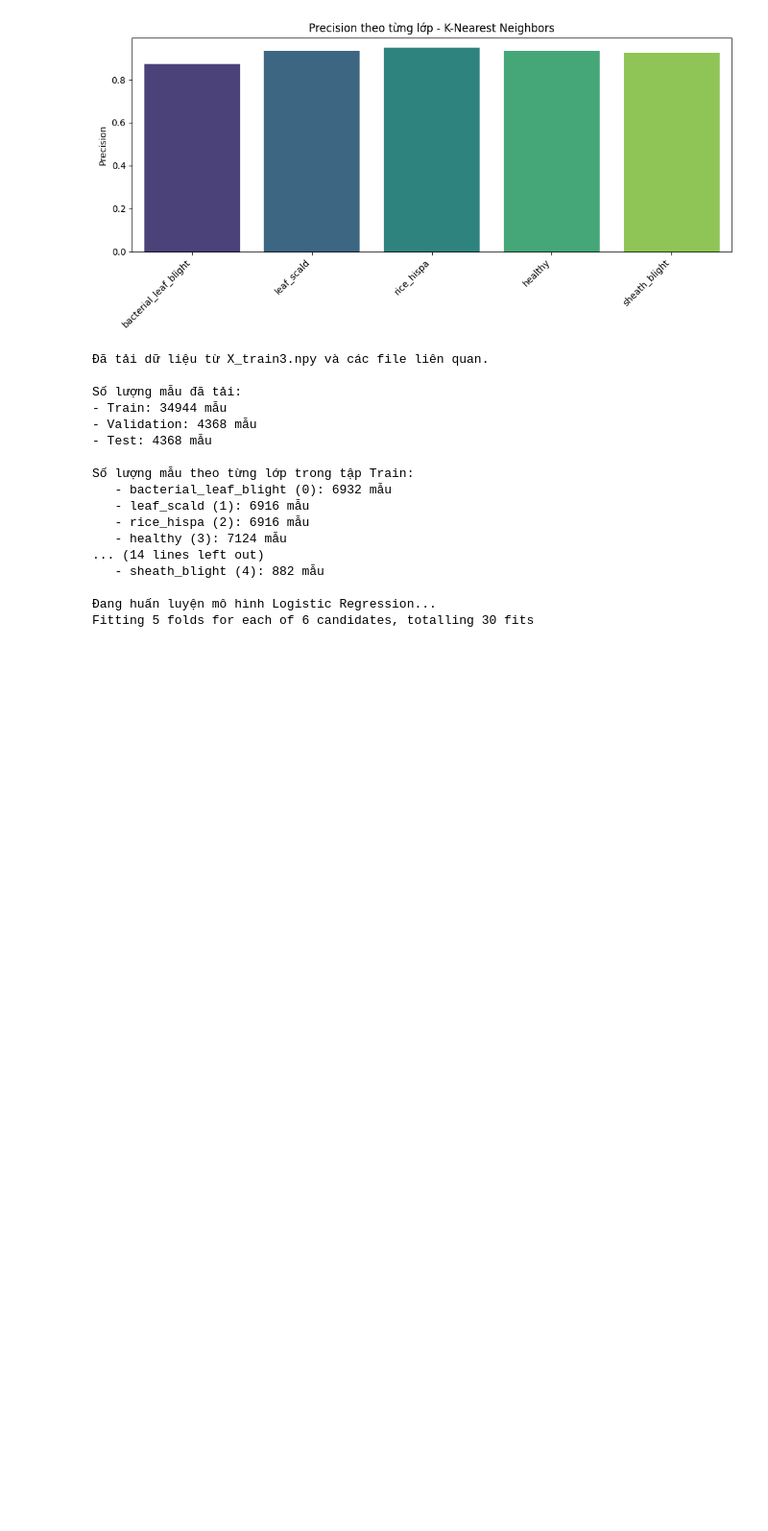
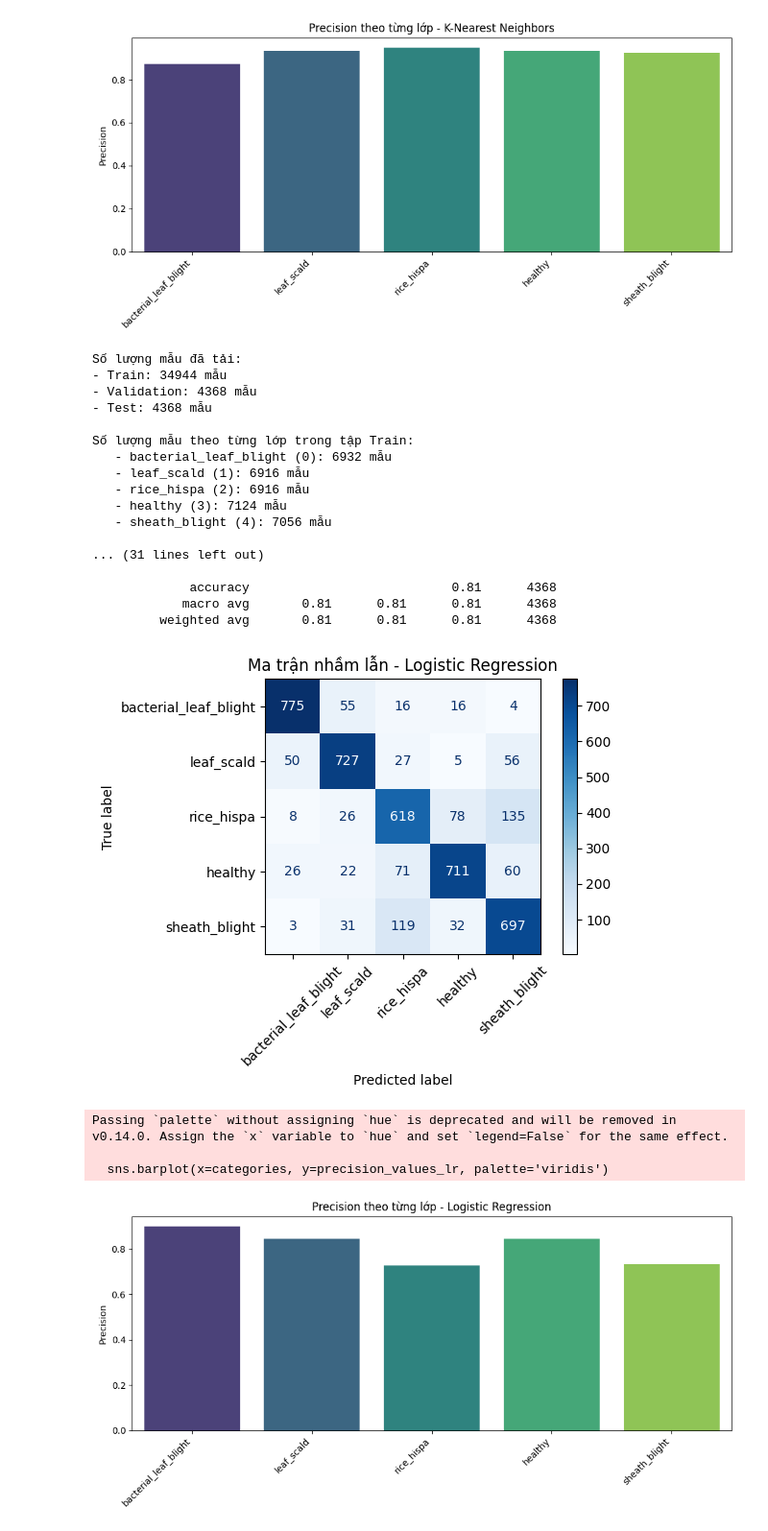
Before and after one commit to HoCogThanh/thanh, a Jupyter notebook: SVM.ipynb, the cells around one changed output. Shown: that part at 96% size. Cells and saved outputs as stored; diff of their text form; code cells hidden in the pictures; blank space fills up the shorter version.

```diff
--- a/SVM.ipynb
+++ b/SVM.ipynb
@@ -985,22 +931,7 @@ Passing `palette` without assigning `hue` is deprecated and will be removed in v
   sns.barplot(x=categories, y=precision_values_knn, palette='viridis')
 [figure]
 # %%
-import os
-import numpy as np
-import matplotlib.pyplot as plt
-import seaborn as sns
-from collections import Counter
-
-from sklearn.model_selection import GridSearchCV
-# Thay thế KNeighborsClassifier bằng LogisticRegression
-from sklearn.linear_model import LogisticRegression
-from sklearn.metrics import (
-    accuracy_score,
-    f1_score,
-    classification_report,
-    confusion_matrix,
-    ConfusionMatrixDisplay
-)
+# LogisticRegression
 
 # ====== Cấu hình đường dẫn và thông tin ======
 DATA_DIR = '/content/drive/MyDrive/Lua _5_4Au_16.4'
@@ -1031,7 +962,6 @@ try:
     y_train = np.load(os.path.join(DATA_DIR, 'y_train3.npy'))
     y_val   = np.load(os.path.join(DATA_DIR, 'y_val3.npy'))
     y_test  = np.load(os.path.join(DATA_DIR, 'y_test3.npy'))
-    print("Đã tải dữ liệu từ X_train3.npy và các file liên quan.")
 except FileNotFoundError:
     print(f"Lỗi: Không tìm thấy các file dữ liệu tại {DATA_DIR}. Vui lòng kiểm tra lại đường dẫn và tên file.")
     exit()
@@ -1047,36 +977,26 @@ print_class_distribution(y_train, "Train", categories)
 print_class_distribution(y_val, "Validation", categories)
 print_class_distribution(y_test, "Test", categories)
 
-# Kết hợp tập huấn luyện và validation cho GridSearchCV
+# Kết hợp tập huấn luyện và validation cho huấn luyện mô hình
 X_train_combined = np.vstack((X_train, X_val))
 y_train_combined = np.concatenate((y_train, y_val))
 
 # ====== Huấn luyện mô hình Logistic Regression ======
 print("\nĐang huấn luyện mô hình Logistic Regression...")
-param_grid_lr = {
-    'C': [0.1, 10, 100],  # Inverse of regularization strength
-    'solver': ['liblinear', 'lbfgs'], # 'liblinear' tốt cho tập nhỏ, 'lbfgs' cho tập lớn
-    'multi_class': ['auto'], # 'auto' để tự động chọn 'ovr' hoặc 'multinomial'
-    'max_iter': [1000] # Tăng số lần lặp tối đa để đảm bảo hội tụ
-}
 
-lr_base = LogisticRegression(random_state=42, n_jobs=-1)
+best_lr_model = LogisticRegression(
+    C=10,
+    solver='lbfgs',
+    max_iter=1000,
+    random_state=42,
+    n_jobs=-1 # Sử dụng tất cả các lõi CPU
+)
 
-# Khởi tạo GridSearchCV để tìm kiếm siêu tham số tốt nhất
-grid_search_lr = GridSearchCV(estimator=lr_base, param_grid=param_grid_lr,
-                               cv=5, scoring='f1_weighted', verbose=2, n_jobs=-1)
+# Huấn luyện mô hình trực tiếp
+best_lr_model.fit(X_train_combined, y_train_combined)
 
-grid_search_lr.fit(X_train_combined, y_train_combined)
-
-print(f"\nCác siêu tham số tốt nhất cho Logistic Regression: {grid_search_lr.best_params_}")
-print(f"F1-score tốt nhất trên tập huấn luyện (GridSearchCV) cho Logistic Regression: {grid_search_lr.best_score_:.4f}")
-
-# Lấy mô hình Logistic Regression tốt nhất từ GridSearchCV
-best_lr_model = grid_search_lr.best_estimator_
-print("\nĐã tìm thấy mô hình Logistic Regression tốt nhất.")
-
-# ====== Đánh giá trên tập test với mô hình Logistic Regression tốt nhất ======
-print("\nĐánh giá mô hình Logistic Regression tốt nhất trên tập test...")
+print("\nĐã huấn luyện mô hình Logistic Regression với các tham số cố định.")
+print("\nĐánh giá mô hình Logistic Regression trên tập test...")
 y_pred_lr = best_lr_model.predict(X_test)
 acc_lr = accuracy_score(y_test, y_pred_lr)
 f1_lr = f1_score(y_test, y_pred_lr, average='weighted')
@@ -1093,39 +1013,42 @@ disp_lr.plot(cmap="Blues", xticks_rotation=45)
 plt.title("Ma trận nhầm lẫn - Logistic Regression")
 plt.tight_layout()
 plt.show()
 
 # ====== Vẽ biểu đồ precision theo từng lớp cho Logistic Regression ======
 report_lr = classification_report(y_test, y_pred_lr, target_names=categories, output_dict=True)
-# Lọc các danh mục có trong báo cáo để tránh lỗi nếu một lớp không có mẫu nào trong y_test
 precision_values_lr = [report_lr[cat]['precision'] for cat in categories if cat in report_lr and 'precision' in report_lr[cat]]
 
-# Kiểm tra lại số lượng giá trị precision có được so với số lượng danh mục
 if len(precision_values_lr) == len(categories):
     plt.figure(figsize=(10, 5))
     sns.barplot(x=categories, y=precision_values_lr, palette='viridis')
     plt.ylabel("Precision")
     plt.title("Precision theo từng lớp - Logistic Regression")
     plt.xticks(rotation=45, ha='right')
     plt.tight_layout()
     plt.show()
 else:
     print("Cảnh báo: Không thể vẽ biểu đồ Precision cho Logistic Regression do số lượng lớp không khớp hoặc thiếu dữ liệu.")
 # %% [output]
-Đã tải dữ liệu từ X_train3.npy và các file liên quan.
-
 Số lượng mẫu đã tải:
 - Train: 34944 mẫu
 - Validation: 4368 mẫu
 - Test: 4368 mẫu
 
 Số lượng mẫu theo từng lớp trong tập Train:
    - bacterial_leaf_blight (0): 6932 mẫu
    - leaf_scald (1): 6916 mẫu
    - rice_hispa (2): 6916 mẫu
    - healthy (3): 7124 mẫu
-... (14 lines left out)
-   - sheath_blight (4): 882 mẫu
+   - sheath_blight (4): 7056 mẫu
 
-Đang huấn luyện mô hình Logistic Regression...
-Fitting 5 folds for each of 6 candidates, totalling 30 fits
+... (31 lines left out)
+
+             accuracy                           0.81      4368
+            macro avg       0.81      0.81      0.81      4368
+         weighted avg       0.81      0.81      0.81      4368
+[figure, added]
+Passing `palette` without assigning `hue` is deprecated and will be removed in v0.14.0. Assign the `x` variable to `hue` and set `legend=False` for the same effect.
+
+  sns.barplot(x=categories, y=precision_values_lr, palette='viridis')
+[figure, added]
 # %%
```
Also changed, not shown: parts of 12 cells of this notebook.
